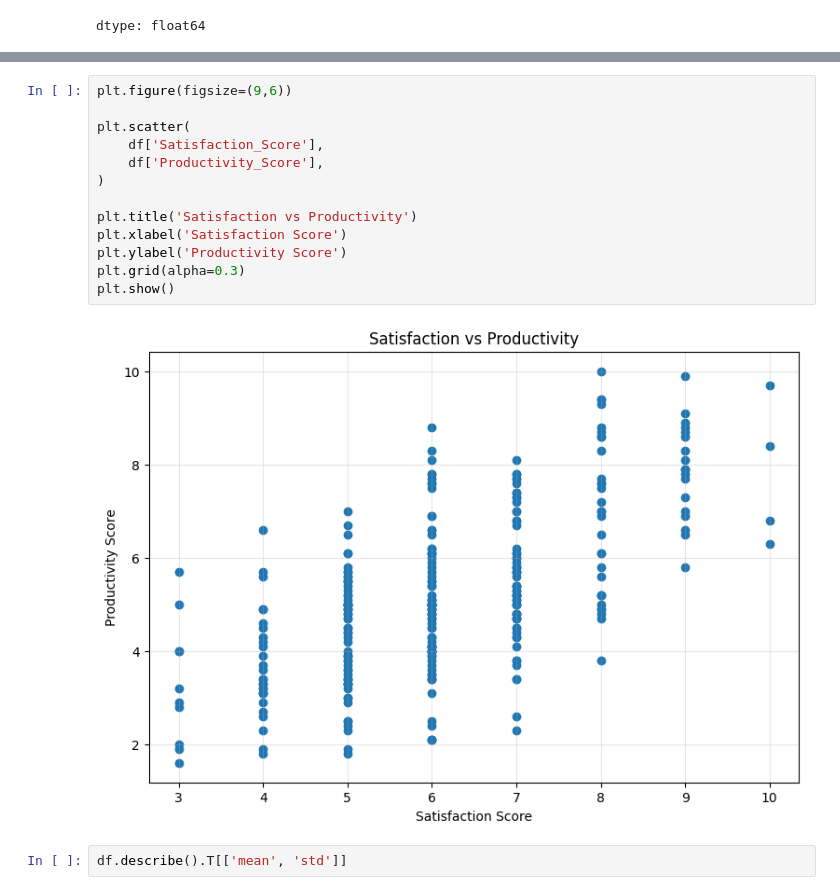
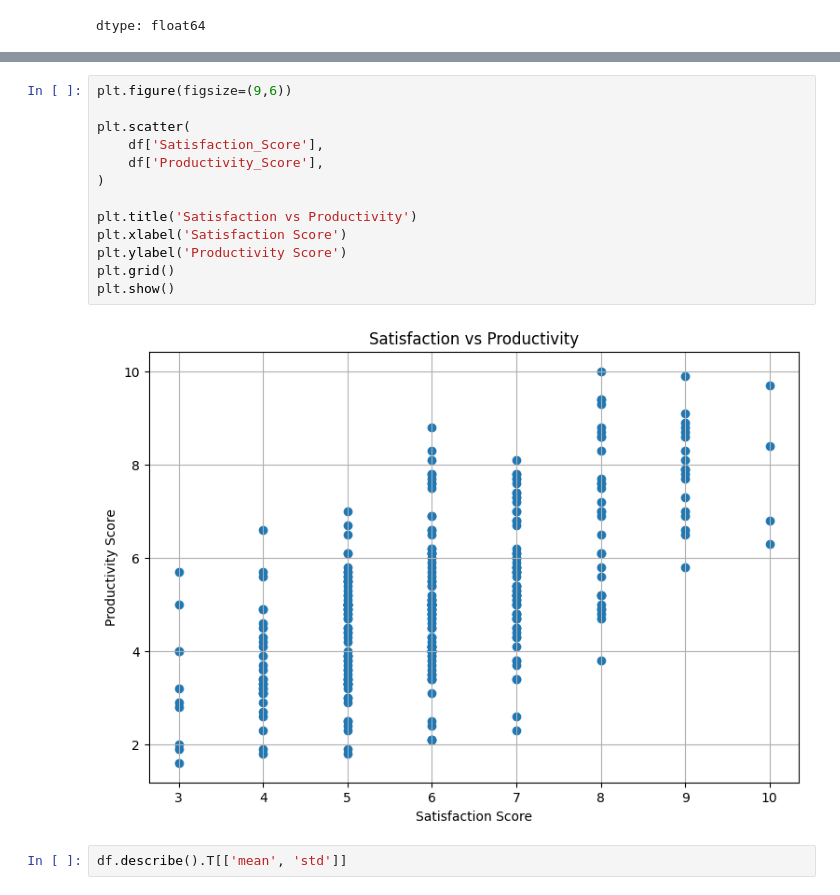
Before and after one commit to Turqan522/MachineLearning, a Jupyter notebook: AI_Usage_and_Impact_on_Students_and_Professionals.ipynb, the cells around one changed output, grey strips where cells are left out. Cells and saved outputs as stored; diff of their text form.

```diff
--- a/AI_Usage_and_Impact_on_Students_and_Professionals.ipynb
+++ b/AI_Usage_and_Impact_on_Students_and_Professionals.ipynb
@@ -354,18 +355,18 @@ plt.show()
 # %%
 plt.figure(figsize=(9,6))
 
 plt.scatter(
     df['Satisfaction_Score'],
     df['Productivity_Score'],
 )
 
 plt.title('Satisfaction vs Productivity')
 plt.xlabel('Satisfaction Score')
 plt.ylabel('Productivity Score')
-plt.grid(alpha=0.3)
+plt.grid()
 plt.show()
 # %% [output]
-[figure, old version]
+[figure, new version]
 # %%
 df.describe().T[['mean', 'std']]
 # %% [output]
```
Also changed, not shown: parts of 9 cells of this notebook.
